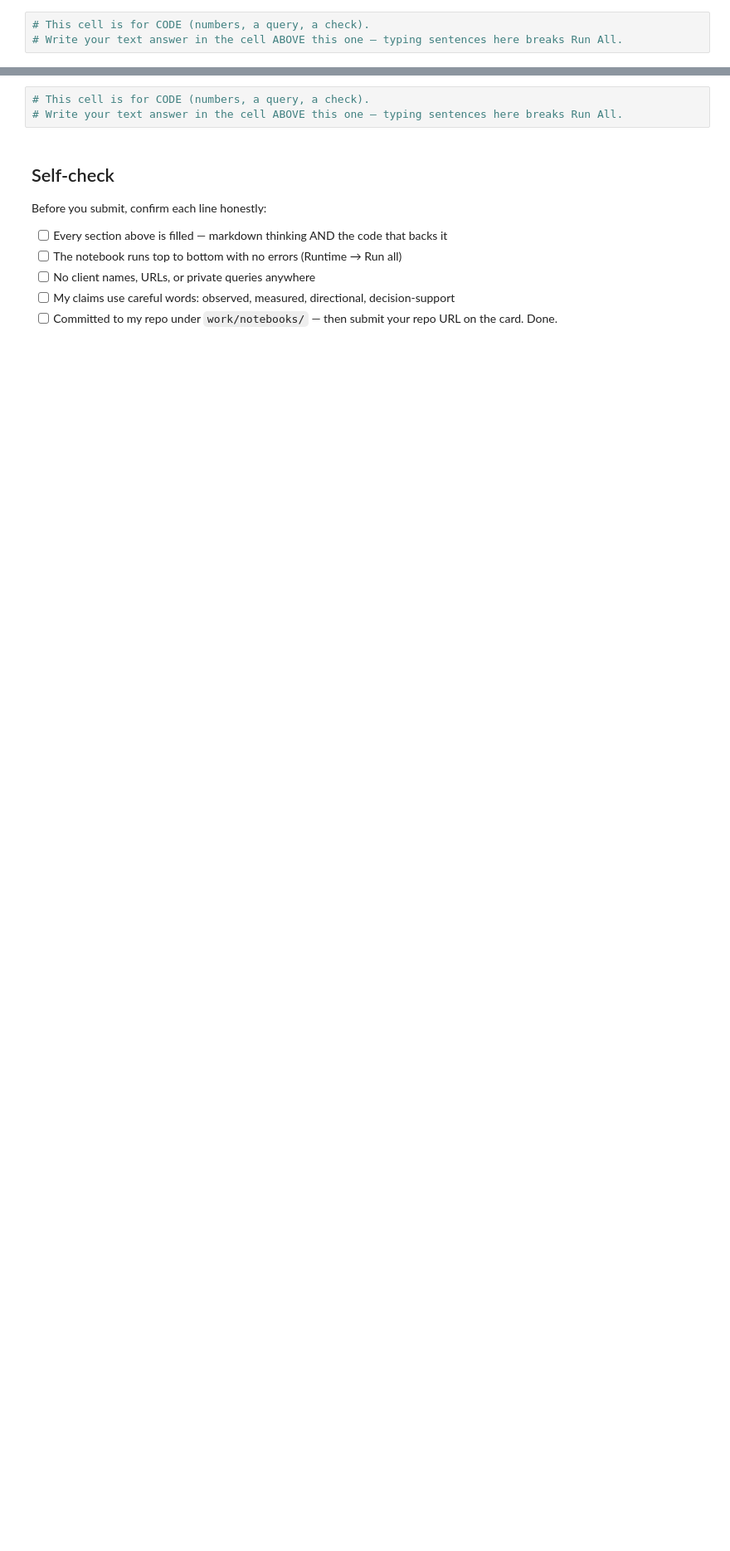
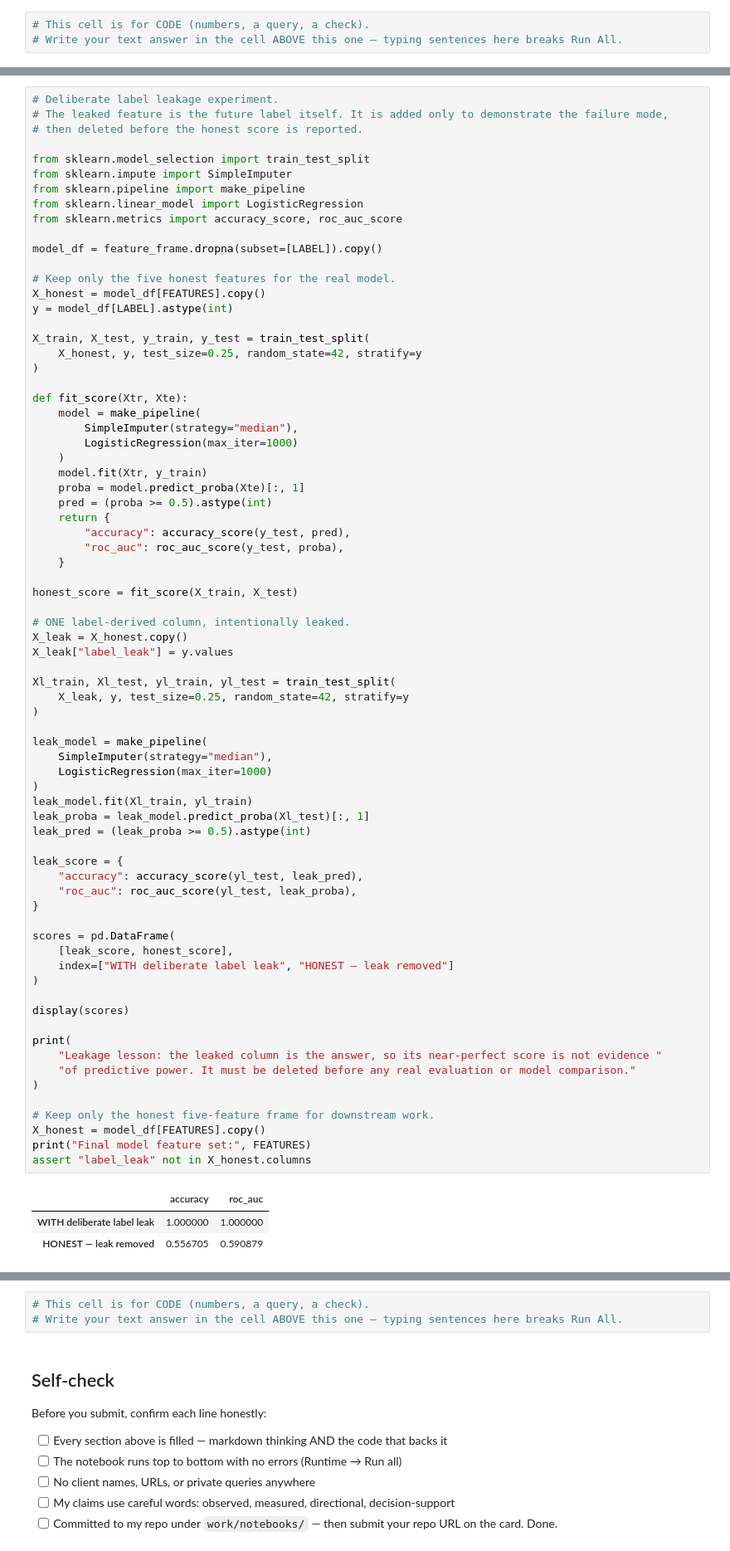
Before and after one commit to amey05081999/Flyrank-Internship-Amey-Naik, a Jupyter notebook: work/notebooks/w03_data_contract.ipynb, the cells around one changed output, grey strips where cells are left out. Shown at 83% size. Drawn from its saved outputs; the diff is of its cells as text; blank space fills up the shorter version.

```diff
--- a/work/notebooks/w03_data_contract.ipynb
+++ b/work/notebooks/w03_data_contract.ipynb
@@ -33,0 +223,77 @@ This skeleton is yours to fill. Work the sections **in order** — each one has
+# %%
+# Deliberate label leakage experiment.
+# The leaked feature is the future label itself. It is added only to demonstrate the failure mode,
+# then deleted before the honest score is reported.
+
+from sklearn.model_selection import train_test_split
+from sklearn.impute import SimpleImputer
+from sklearn.pipeline import make_pipeline
+from sklearn.linear_model import LogisticRegression
+from sklearn.metrics import accuracy_score, roc_auc_score
+
+model_df = feature_frame.dropna(subset=[LABEL]).copy()
+
+# Keep only the five honest features for the real model.
+X_honest = model_df[FEATURES].copy()
+y = model_df[LABEL].astype(int)
+
+X_train, X_test, y_train, y_test = train_test_split(
+    X_honest, y, test_size=0.25, random_state=42, stratify=y
+)
+
+def fit_score(Xtr, Xte):
+    model = make_pipeline(
+        SimpleImputer(strategy="median"),
+        LogisticRegression(max_iter=1000)
+    )
+    model.fit(Xtr, y_train)
+    proba = model.predict_proba(Xte)[:, 1]
+    pred = (proba >= 0.5).astype(int)
+    return {
+        "accuracy": accuracy_score(y_test, pred),
+        "roc_auc": roc_auc_score(y_test, proba),
+    }
+
+honest_score = fit_score(X_train, X_test)
+
+# ONE label-derived column, intentionally leaked.
+X_leak = X_honest.copy()
+X_leak["label_leak"] = y.values
+
+Xl_train, Xl_test, yl_train, yl_test = train_test_split(
+    X_leak, y, test_size=0.25, random_state=42, stratify=y
+)
+
+leak_model = make_pipeline(
+    SimpleImputer(strategy="median"),
+    LogisticRegression(max_iter=1000)
+)
+leak_model.fit(Xl_train, yl_train)
+leak_proba = leak_model.predict_proba(Xl_test)[:, 1]
+leak_pred = (leak_proba >= 0.5).astype(int)
+
+leak_score = {
+    "accuracy": accuracy_score(yl_test, leak_pred),
+    "roc_auc": roc_auc_score(yl_test, leak_proba),
+}
+
+scores = pd.DataFrame(
+    [leak_score, honest_score],
+    index=["WITH deliberate label leak", "HONEST — leak removed"]
+)
+
+display(scores)
+
+print(
+    "Leakage lesson: the leaked column is the answer, so its near-perfect score is not evidence "
+    "of predictive power. It must be deleted before any real evaluation or model comparison."
+)
+
+# Keep only the honest five-feature frame for downstream work.
+X_honest = model_df[FEATURES].copy()
+print("Final model feature set:", FEATURES)
+assert "label_leak" not in X_honest.columns
+# %% [output]
+|  | accuracy | roc_auc |
+| WITH deliberate label leak | 1.000000 | 1.000000 |
+| HONEST — leak removed | 0.556705 | 0.590879 |
```
Also changed, not shown: parts of 19 cells of this notebook.
